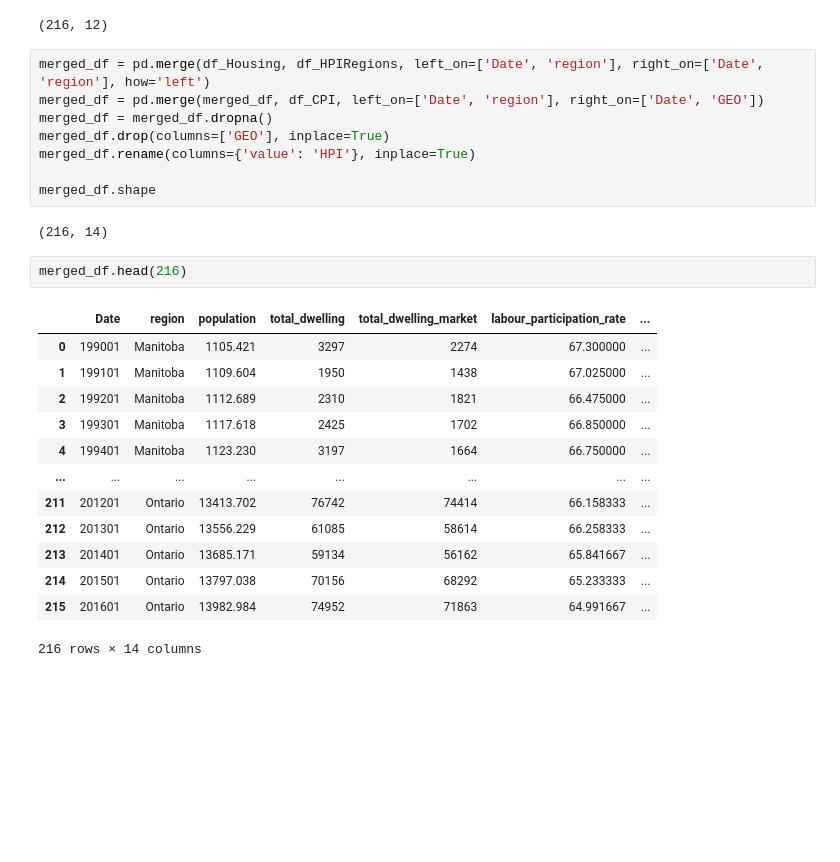
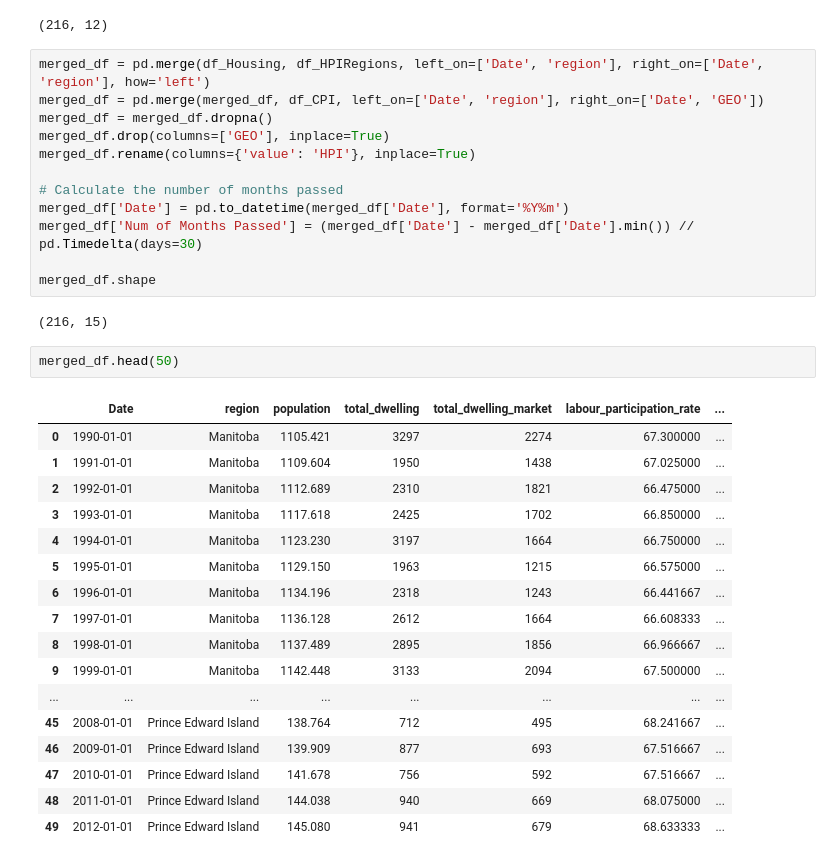
Before and after one commit to LiAlex-CS/MSCI466_Project, a Jupyter notebook: main.ipynb, the cells around one changed output. Saved outputs shown, nothing was run; the diff lists cells and outputs as text; blank space fills up the shorter version.

Commit message:
Done dataPrep, added Num of Months Passed column

```diff
--- a/main.ipynb
+++ b/main.ipynb
@@ -135,22 +135,30 @@ merged_df = merged_df.dropna()
 merged_df.drop(columns=['GEO'], inplace=True)
 merged_df.rename(columns={'value': 'HPI'}, inplace=True)
 
+# Calculate the number of months passed
+merged_df['Date'] = pd.to_datetime(merged_df['Date'], format='%Y%m')
+merged_df['Num of Months Passed'] = (merged_df['Date'] - merged_df['Date'].min()) // pd.Timedelta(days=30)
+
 merged_df.shape
 # %% [output]
-(216, 14)
+(216, 15)
 # %%
-merged_df.head(216)
+merged_df.head(50)
 # %% [output]
 |  | Date | region | population | total_dwelling | total_dwelling_market | labour_participation_rate | ... |
-| 0 | 199001 | Manitoba | 1105.421 | 3297 | 2274 | 67.300000 | ... |
-| 1 | 199101 | Manitoba | 1109.604 | 1950 | 1438 | 67.025000 | ... |
-| 2 | 199201 | Manitoba | 1112.689 | 2310 | 1821 | 66.475000 | ... |
-| 3 | 199301 | Manitoba | 1117.618 | 2425 | 1702 | 66.850000 | ... |
-| 4 | 199401 | Manitoba | 1123.230 | 3197 | 1664 | 66.750000 | ... |
+| 0 | 1990-01-01 | Manitoba | 1105.421 | 3297 | 2274 | 67.300000 | ... |
+| 1 | 1991-01-01 | Manitoba | 1109.604 | 1950 | 1438 | 67.025000 | ... |
+| 2 | 1992-01-01 | Manitoba | 1112.689 | 2310 | 1821 | 66.475000 | ... |
+| 3 | 1993-01-01 | Manitoba | 1117.618 | 2425 | 1702 | 66.850000 | ... |
+| 4 | 1994-01-01 | Manitoba | 1123.230 | 3197 | 1664 | 66.750000 | ... |
+| 5 | 1995-01-01 | Manitoba | 1129.150 | 1963 | 1215 | 66.575000 | ... |
+| 6 | 1996-01-01 | Manitoba | 1134.196 | 2318 | 1243 | 66.441667 | ... |
+| 7 | 1997-01-01 | Manitoba | 1136.128 | 2612 | 1664 | 66.608333 | ... |
+| 8 | 1998-01-01 | Manitoba | 1137.489 | 2895 | 1856 | 66.966667 | ... |
+| 9 | 1999-01-01 | Manitoba | 1142.448 | 3133 | 2094 | 67.500000 | ... |
 | ... | ... | ... | ... | ... | ... | ... | ... |
-| 211 | 201201 | Ontario | 13413.702 | 76742 | 74414 | 66.158333 | ... |
-| 212 | 201301 | Ontario | 13556.229 | 61085 | 58614 | 66.258333 | ... |
-| 213 | 201401 | Ontario | 13685.171 | 59134 | 56162 | 65.841667 | ... |
-| 214 | 201501 | Ontario | 13797.038 | 70156 | 68292 | 65.233333 | ... |
-| 215 | 201601 | Ontario | 13982.984 | 74952 | 71863 | 64.991667 | ... |
+| 45 | 2008-01-01 | Prince Edward Island | 138.764 | 712 | 495 | 68.241667 | ... |
+| 46 | 2009-01-01 | Prince Edward Island | 139.909 | 877 | 693 | 67.516667 | ... |
+| 47 | 2010-01-01 | Prince Edward Island | 141.678 | 756 | 592 | 67.516667 | ... |
+| 48 | 2011-01-01 | Prince Edward Island | 144.038 | 940 | 669 | 68.075000 | ... |
+| 49 | 2012-01-01 | Prince Edward Island | 145.080 | 941 | 679 | 68.633333 | ... |
-216 rows × 14 columns
```
